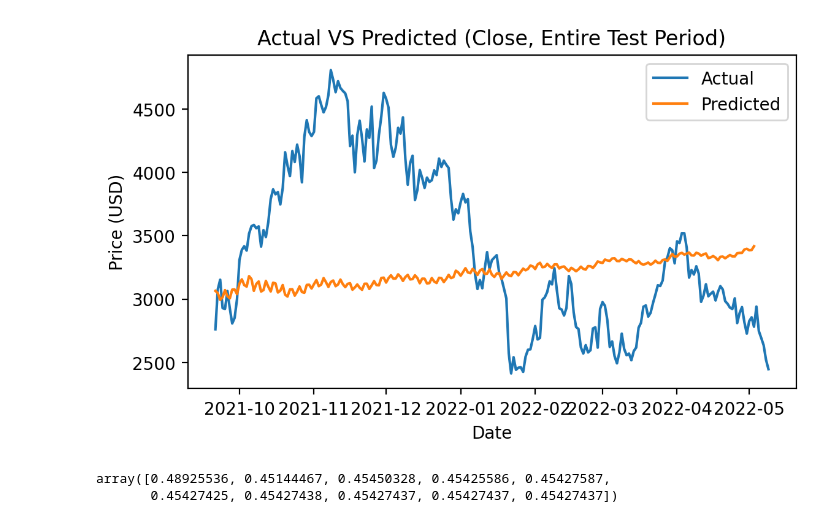
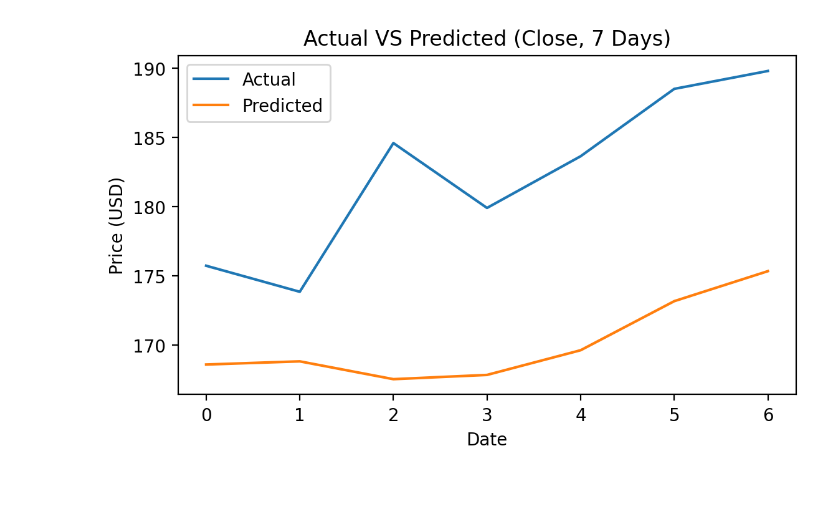
Before and after one commit to samin-al-wasee/ether-price-prediction-rnn-lstm, a Jupyter notebook: ether-price-prediction-arima.ipynb, the cells around one changed output. Cells and saved outputs as stored; diff of their text form; code cells hidden in the pictures; blank space fills up the shorter version.

Commit message:
ARIMA

```diff
--- a/ether-price-prediction-arima.ipynb
+++ b/ether-price-prediction-arima.ipynb
@@ -248,6 +121,6 @@ plt.show()
 # %%
-training_size = int(len(diff_rolling_mean) * 0.90)
-test_size = len(diff_rolling_mean) - training_size
+training_size = int(len(ether_data_close["Close"]) * 0.90)
+test_size = len(ether_data_close["Close"]) - training_size
 train_ether_data = ether_data_close[:training_size]
 test_ether_data = ether_data_close[training_size:]
 # %%
@@ -312,0 +135,2 @@ plt.show()
+# %%
+diff_close = difference(train_ether_data["Close"].values, 1)
@@ -313,5 +149,5 @@ plt.show()
 # %%
-arima_model = SARIMAX(train_ether_data["Close"], order=(3, 1, 4), seasonal_order=(1,1,1,30))
+arima_model = ARIMA(diff_close, order=(5, 0, 5))
 fitted_arima = arima_model.fit()
 fitted_arima.summary()
 # %% [output]
@@ -347,22 +181,15 @@ actual = test_ether_data
+# %%
+predicted_diff_close = fitted_arima.forecast(7)
+predicted = inverse_difference(train_ether_data["Close"], predicted_diff_close)
+actual = np.array(test_ether_data["Close"][:7])
 # %%
 plt.figure(figsize=(6.40, 3.60), dpi=200)
 plt.plot(actual, label="Actual")
 plt.plot(predicted, label="Predicted")
 plt.legend()
 plt.xlabel("Date")
 plt.ylabel("Price (USD)")
-plt.title("Actual VS Predicted (Close, Entire Test Period)")
+plt.title("Actual VS Predicted (Close, 7 Days)")
 plt.show()
 # %% [output]
-[figure, old version]
+[figure, new version]
-# %%
-train = np.random.rand(90)
-test = np.random.rand(10)
-m = SARIMAX(train, order=(1, 1, 1))
-fa = m.fit(disp=-1)
-fa.summary()
-p = fa.forecast(10, alpha=0.05)
-p
-# %% [output]
-array([0.48925536, 0.45144467, 0.45450328, 0.45425586, 0.45427587,
-       0.45427425, 0.45427438, 0.45427437, 0.45427437, 0.45427437])
```
Also changed, not shown: parts of 29 cells of this notebook.
